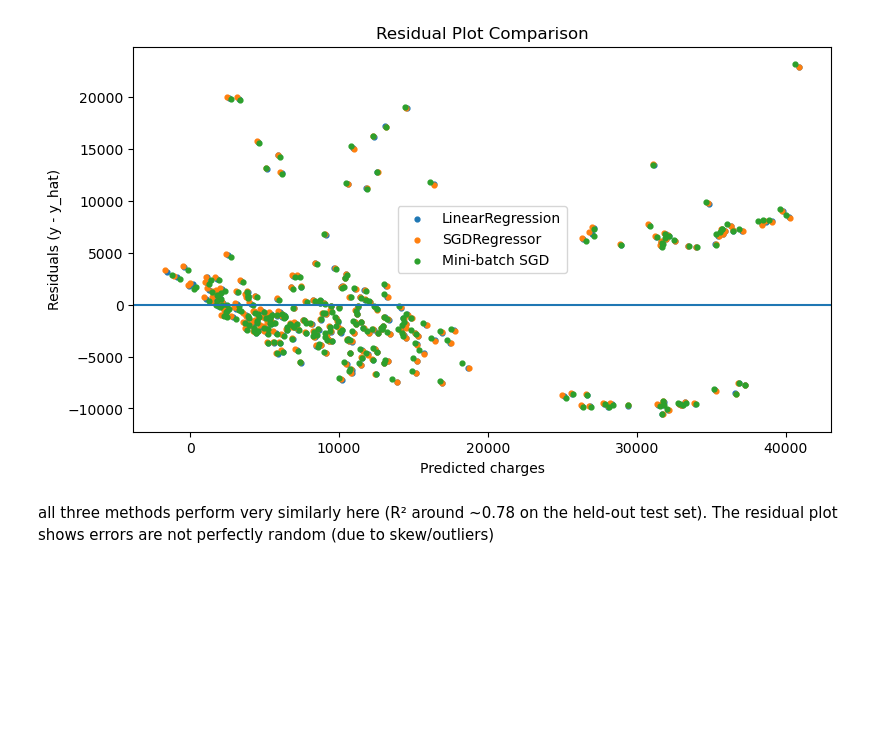
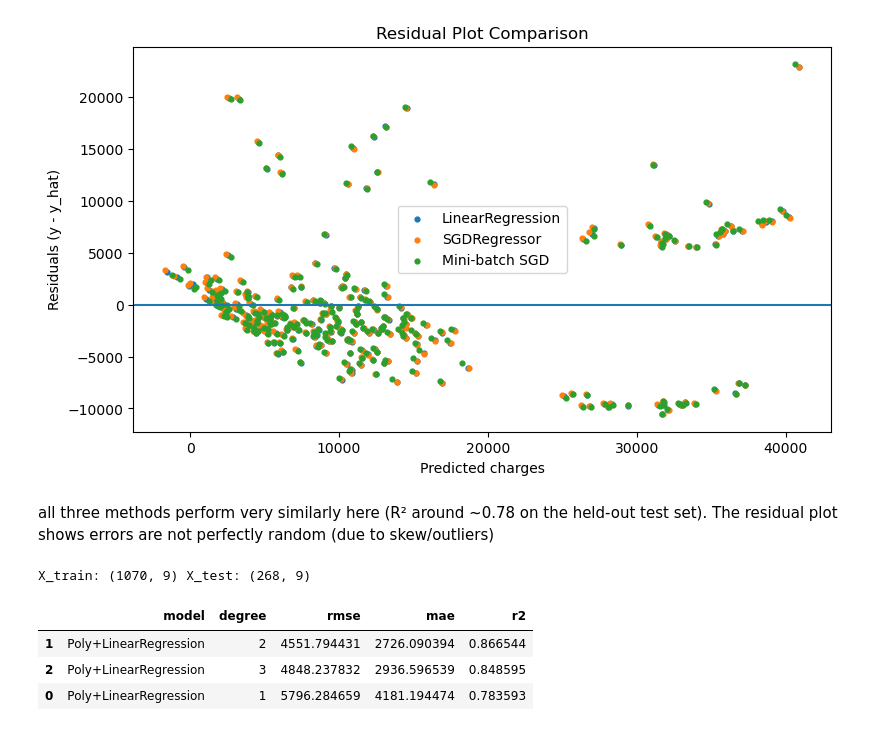
Before and after one commit to longhtt/Machine_Learning, a Jupyter notebook: EX/EX6/EX5_LinearRegression_EX6_added.ipynb, the cells around one changed output. Cells and saved outputs as stored; diff of their text form; code cells hidden in the pictures; blank space fills up the shorter version.

```diff
--- a/Week_4/ex5/EX5_LinearRegression_filled_marked.ipynb
+++ b/EX/EX6/EX5_LinearRegression_EX6_added.ipynb
@@ -723,3 +704,48 @@ MSE=33534411.05,        RMSE=5790.89,   MAE=4153.85,    R2=0.784
 [figure]
 # %% [markdown]
  all three methods perform very similarly here (R² around ~0.78 on the held-out test set). The residual plot shows errors are not perfectly random (due to skew/outliers)
+# %%
+# === EX6: Polynomial Regression + Regularization (Ridge / Lasso / ElasticNet) ===
+# Assumes you already created: data (preprocessed DataFrame), and split: X_train, X_test, y_train, y_test (from EX5).
+
+import numpy as np
+import pandas as pd
+from sklearn.pipeline import Pipeline
+from sklearn.preprocessing import PolynomialFeatures, StandardScaler
+from sklearn.linear_model import LinearRegression, Ridge, Lasso, ElasticNet
+from sklearn.model_selection import GridSearchCV
+from sklearn.metrics import mean_absolute_error, mean_squared_error, r2_score
+
+def eval_regression(y_true, y_pred):
+    rmse = mean_squared_error(y_true, y_pred, squared=False)
+    mae  = mean_absolute_error(y_true, y_pred)
+    r2   = r2_score(y_true, y_pred)
+    return rmse, mae, r2
+
+print('X_train:', X_train.shape, 'X_test:', X_test.shape)
+# %% [output]
+X_train: (1070, 9) X_test: (268, 9)
+# %%
+# 1) Polynomial Regression (no regularization) — try different degrees
+
+poly_degrees = [1, 2, 3]
+poly_results = []
+
+for deg in poly_degrees:
+    model = Pipeline(steps=[
+        ('poly', PolynomialFeatures(degree=deg, include_bias=False)),
+        ('scaler', StandardScaler()),
+        ('reg', LinearRegression())
+    ])
+    model.fit(X_train, y_train)
+    preds = model.predict(X_test)
+    rmse, mae, r2 = eval_regression(y_test, preds)
+    poly_results.append({'model':'Poly+LinearRegression', 'degree':deg, 'rmse':rmse, 'mae':mae, 'r2':r2})
+
+poly_df = pd.DataFrame(poly_results).sort_values('rmse')
+poly_df
+# %% [output]
+|  | model | degree | rmse | mae | r2 |
+| 1 | Poly+LinearRegression | 2 | 4551.794431 | 2726.090394 | 0.866544 |
+| 2 | Poly+LinearRegression | 3 | 4848.237832 | 2936.596539 | 0.848595 |
+| 0 | Poly+LinearRegression | 1 | 5796.284659 | 4181.194474 | 0.783593 |
```
Also changed, not shown: parts of 9 cells of this notebook, 24 other files.
